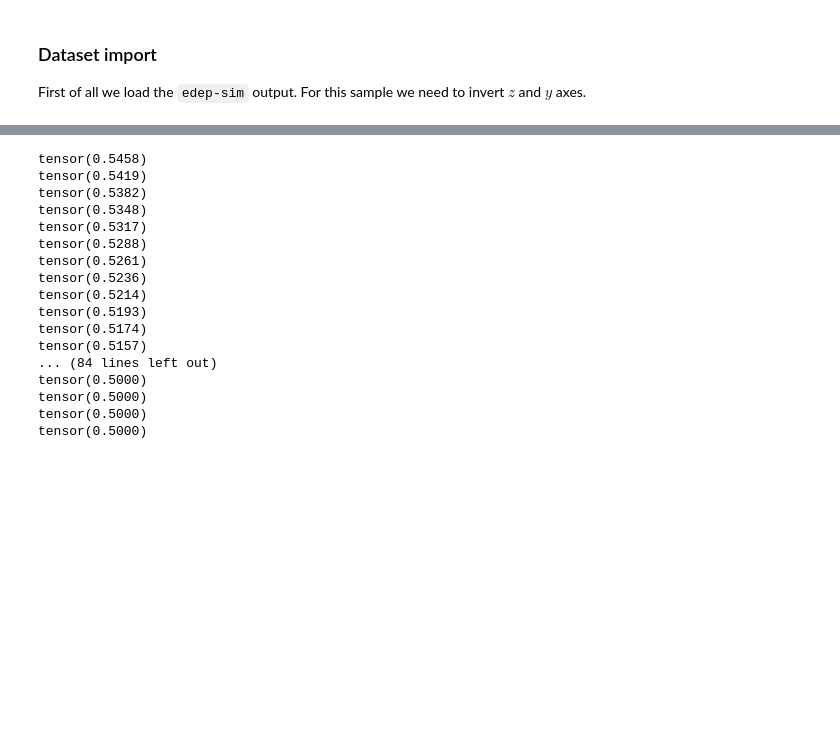
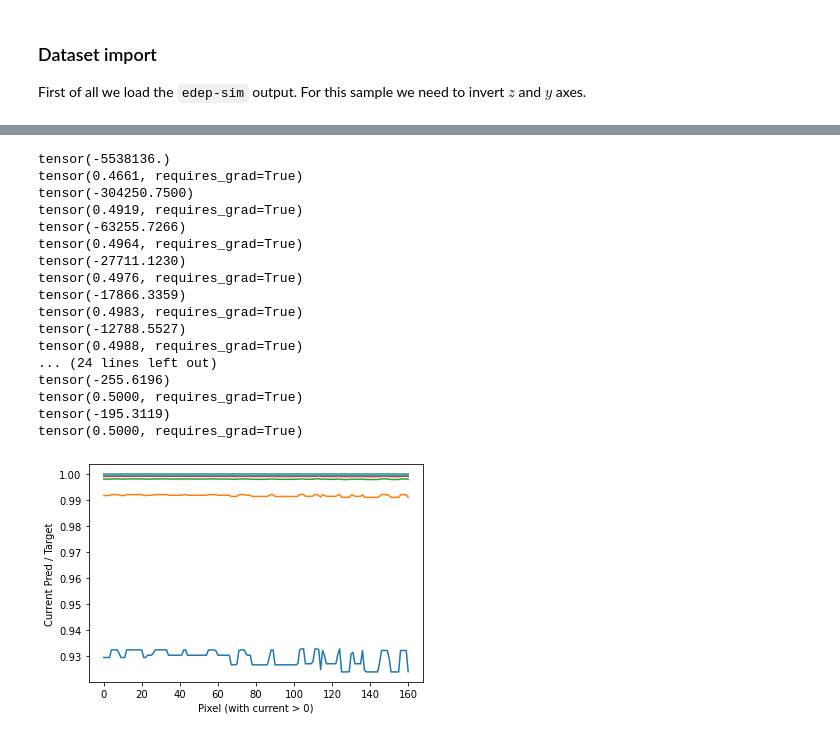
Before and after one commit to ynashed/larnd-sim, a Jupyter notebook: examples/Parameter Fitting.ipynb, the cells around one changed output, grey strips where cells are left out. Saved outputs shown, nothing was run; the diff lists cells and outputs as text; code cells hidden in the pictures; blank space fills up the shorter version.

Commit message:
Remove // to allow backprop to work, update notebook to show eField fit from current

```diff
--- a/examples/Parameter Fitting.ipynb
+++ b/examples/Parameter Fitting.ipynb
@@ -79 +81,6 @@ Following the flow of the simulation chain, define a function which takes in the
+# %%
+# Here we build a map between tracks and event IDs (no param dependence, so np should be ok)
+unique_eventIDs = np.unique(selected_tracks['eventID'])
+event_id_map = np.searchsorted(unique_eventIDs,np.asarray(selected_tracks['eventID']))
+event_id_map_torch = torch.from_numpy(event_id_map)
 # %%
@@ -112,4 +143,4 @@ def update_grad_param(sim, name, value):
 sim_default = sim_with_grad()
 sim_default.load_detector_properties("../larndsim/detector_properties/module0.yaml",
                              "../larndsim/pixel_layouts/multi_tile_layout-2.2.16.yaml")
-out05 = all_sim(sim_default, selected_tracks_torch, selected_tracks.dtype.names)
+out05 = all_sim(sim_default, selected_tracks_torch, selected_tracks.dtype.names, event_id_map)
@@ -123,43 +157,60 @@ sim.load_detector_properties("../larndsim/detector_properties/module0.yaml",
 loss_fn = torch.nn.MSELoss()
 
 #Initialize eField to different value (0.55)
-eField = 0.55
-lr = 1e-9
+eField_init = 0.3
 
+update_grad_param(sim, "eField", eField_init)
+optimizer = torch.optim.SGD([sim.eField], lr=3e-8, momentum=0.1)
+
+training_step_eFields = []
+training_step_currents = []
 #Training loop
-for epoch in range(100):
+for epoch in range(20):
+    optimizer.zero_grad()
 
     #First, set eField parameter
-    update_grad_param(sim, "eField", eField)
+    #update_grad_param(sim, "eField", eField)
 
     #Simulate with that parameter and get output
-    output = all_sim(sim, selected_tracks_torch, selected_tracks.dtype.names)
+    output = all_sim(sim, selected_tracks_torch, selected_tracks.dtype.names, event_id_map)
 
     #Calc loss between simulated and target + backprop
     loss = loss_fn(output, out05)
     loss.backward()
 
-    #Gradient descent
-    with torch.no_grad():
-        eField -= lr*sim.eField.grad
-    print(eField)
-
-    sim.eField.grad.data.zero_()
+    print(sim.eField.grad)
+    optimizer.step()
+    print(sim.eField)
+    training_step_eFields.append(sim.eField.detach())
+    training_step_currents.append(output.detach())
 # %% [output]
-tensor(0.5458)
-tensor(0.5419)
-tensor(0.5382)
-tensor(0.5348)
-tensor(0.5317)
-tensor(0.5288)
-tensor(0.5261)
-tensor(0.5236)
-tensor(0.5214)
-tensor(0.5193)
-tensor(0.5174)
-tensor(0.5157)
-... (84 lines left out)
-tensor(0.5000)
-tensor(0.5000)
-tensor(0.5000)
-tensor(0.5000)
+tensor(-5538136.)
+tensor(0.4661, requires_grad=True)
+tensor(-304250.7500)
+tensor(0.4919, requires_grad=True)
+tensor(-63255.7266)
+tensor(0.4964, requires_grad=True)
+tensor(-27711.1230)
+tensor(0.4976, requires_grad=True)
+tensor(-17866.3359)
+tensor(0.4983, requires_grad=True)
+tensor(-12788.5527)
+tensor(0.4988, requires_grad=True)
+... (24 lines left out)
+tensor(-255.6196)
+tensor(0.5000, requires_grad=True)
+tensor(-195.3119)
+tensor(0.5000, requires_grad=True)
+# %%
+%matplotlib inline
+
+for ic, current in enumerate(training_step_currents):
+    plt.plot(current[currents_target > 0].numpy()/currents_target[currents_target > 0].detach().numpy(),
+             label='eField = %.2f' % training_step_eFields[ic])
+
+plt.xlabel('Pixel (with current > 0)')
+plt.ylabel('Current Pred / Target')
+
+plt.show()
+# %% [output]
+[figure, added]
```
Also changed, not shown: parts of 16 cells of this notebook, 1 other file.
